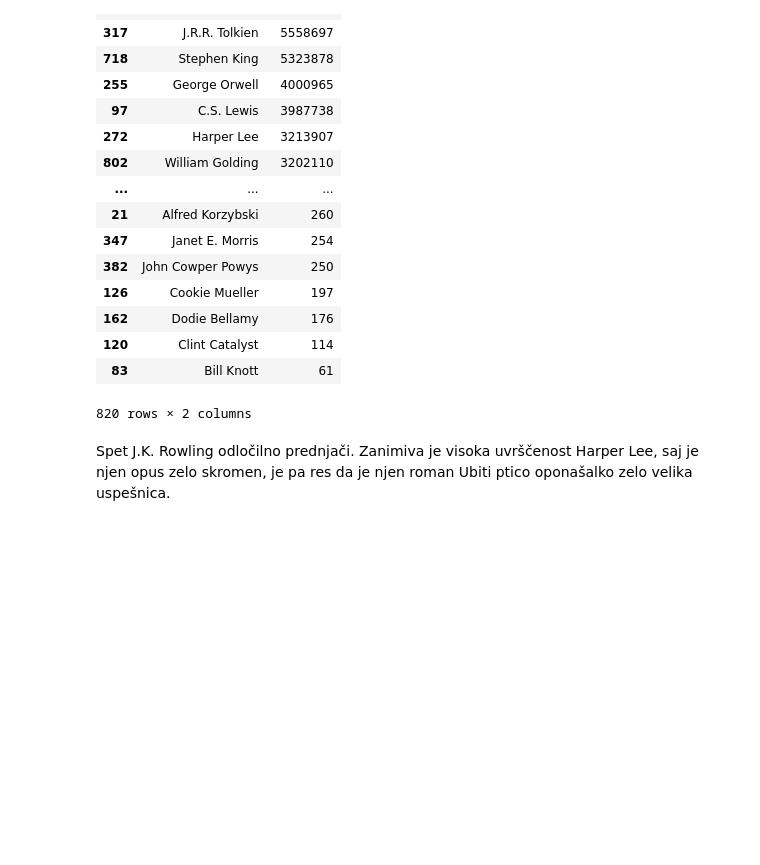
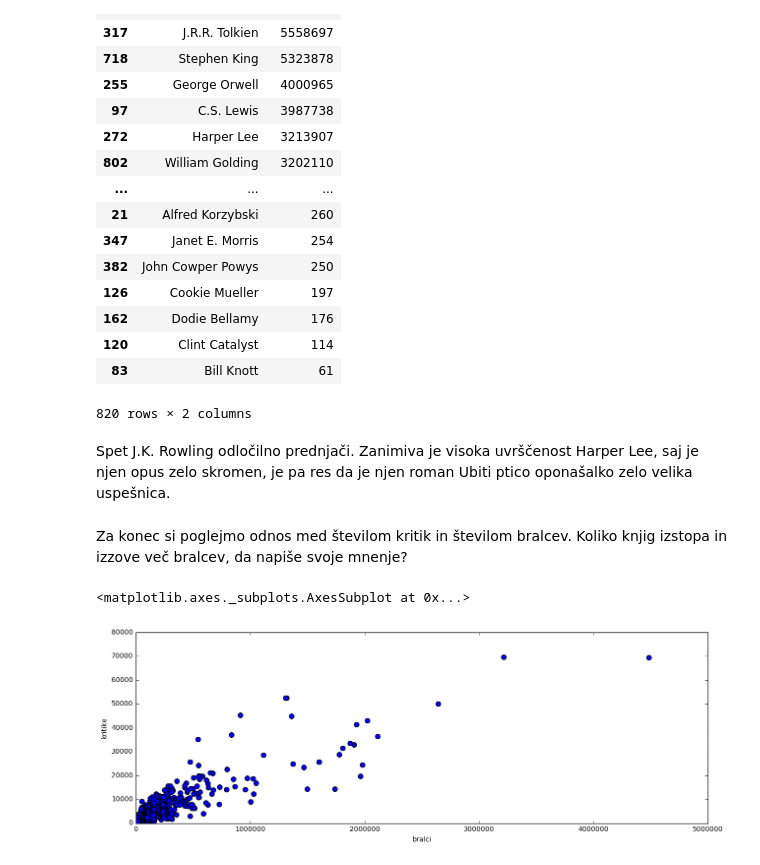
Before and after one commit to petrare/projekt-prog-1, a Jupyter notebook: Projekt-Goodreads.ipynb, the cells around one changed output. Drawn from its saved outputs; the diff is of its cells as text; code cells hidden in the pictures; blank space fills up the shorter version.

```diff
--- a/Projekt-Goodreads.ipynb
+++ b/Projekt-Goodreads.ipynb
@@ -348,3 +344,12 @@ po_branosti.sort_values(by='bralci')[::-1]
 820 rows × 2 columns
 # %% [markdown]
 Spet J.K. Rowling odločilno prednjači. Zanimiva je visoka uvrščenost Harper Lee, saj je njen opus zelo skromen, je pa res da je njen roman Ubiti ptico oponašalko zelo velika uspešnica.
+# %% [markdown]
+Za konec si poglejmo odnos med številom kritik in številom bralcev. Koliko knjig izstopa in izzove več bralcev, da napiše svoje mnenje?
+# %%
+nagrade_ocene = knjige[['bralci','kritike']].groupby(['bralci', 'kritike']).size().reset_index(name="skupaj")
+nagrade_ocene = nagrade_ocene.sort_values(by='skupaj')
+nagrade_ocene.plot.scatter(x = 'bralci', y = 'kritike', s =50, xlim=(0,5000000), ylim=(0,80000))
+# %% [output]
+<matplotlib.axes._subplots.AxesSubplot at 0x...>
+[figure, added]
```
Also changed, not shown: parts of 14 cells of this notebook.
